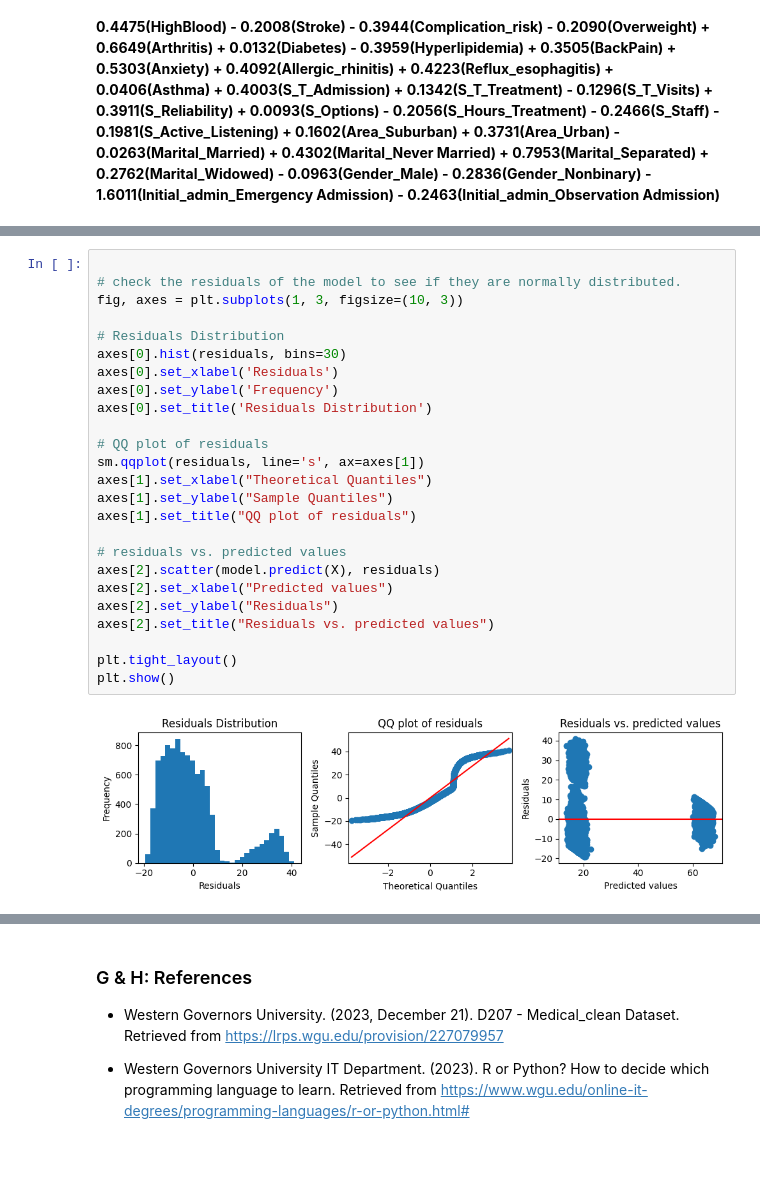
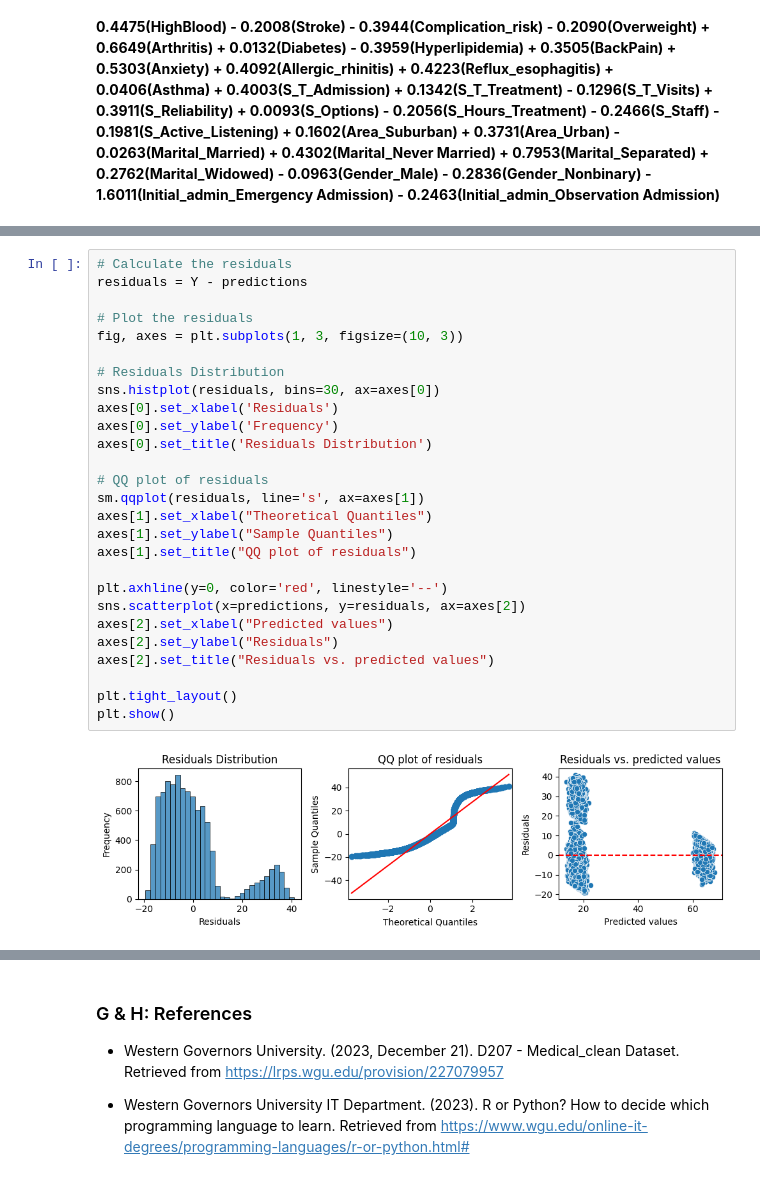
Before and after one commit to vertigoa/master, a Jupyter notebook: d208_task_1de_sci.ipynb, the cells around one changed output, grey strips where cells are left out. Cells and saved outputs as stored; diff of their text form.

```diff
--- a/d208_task_1de_sci.ipynb
+++ b/d208_task_1de_sci.ipynb
@@ -158,28 +180,30 @@ strong multicollinearity or other numerical problems." indicates that there migh
 # %%
+# Calculate the residuals
+residuals = Y - predictions
 
-# check the residuals of the model to see if they are normally distributed.
+# Plot the residuals
 fig, axes = plt.subplots(1, 3, figsize=(10, 3))
 
 # Residuals Distribution
-axes[0].hist(residuals, bins=30)
+sns.histplot(residuals, bins=30, ax=axes[0])
 axes[0].set_xlabel('Residuals')
 axes[0].set_ylabel('Frequency')
 axes[0].set_title('Residuals Distribution')
 
 # QQ plot of residuals
 sm.qqplot(residuals, line='s', ax=axes[1])
 axes[1].set_xlabel("Theoretical Quantiles")
 axes[1].set_ylabel("Sample Quantiles")
 axes[1].set_title("QQ plot of residuals")
 
-# residuals vs. predicted values
-axes[2].scatter(model.predict(X), residuals)
+plt.axhline(y=0, color='red', linestyle='--')
+sns.scatterplot(x=predictions, y=residuals, ax=axes[2])
 axes[2].set_xlabel("Predicted values")
 axes[2].set_ylabel("Residuals")
 axes[2].set_title("Residuals vs. predicted values")
 
 plt.tight_layout()
 plt.show()
 # %% [output]
-[figure, old version]
+[figure, new version]
 # %% [markdown]
```
Also changed, not shown: parts of 30 cells of this notebook, 9 other files.
